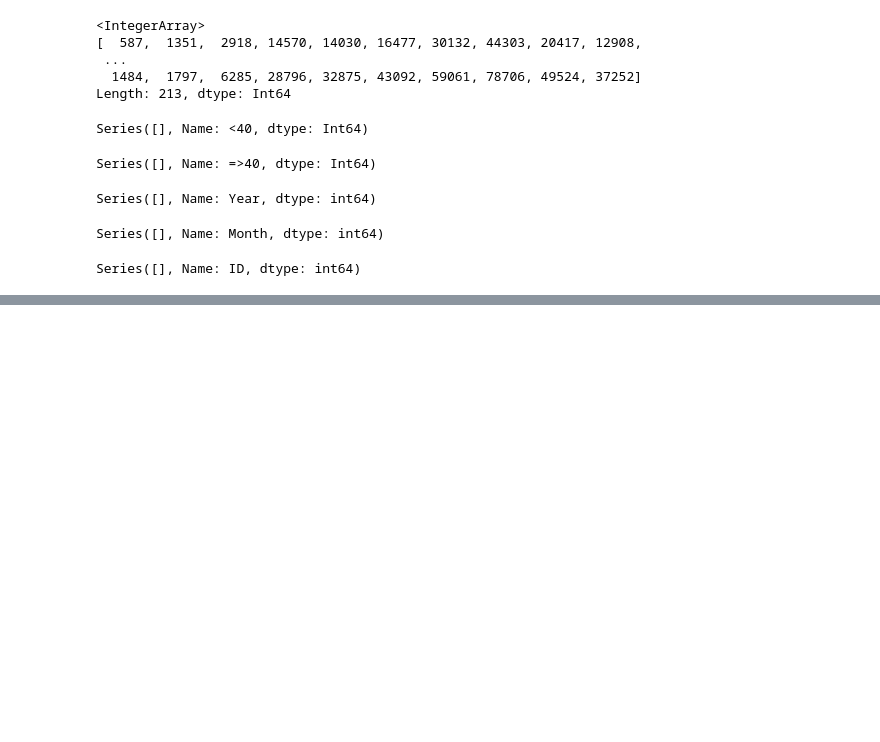
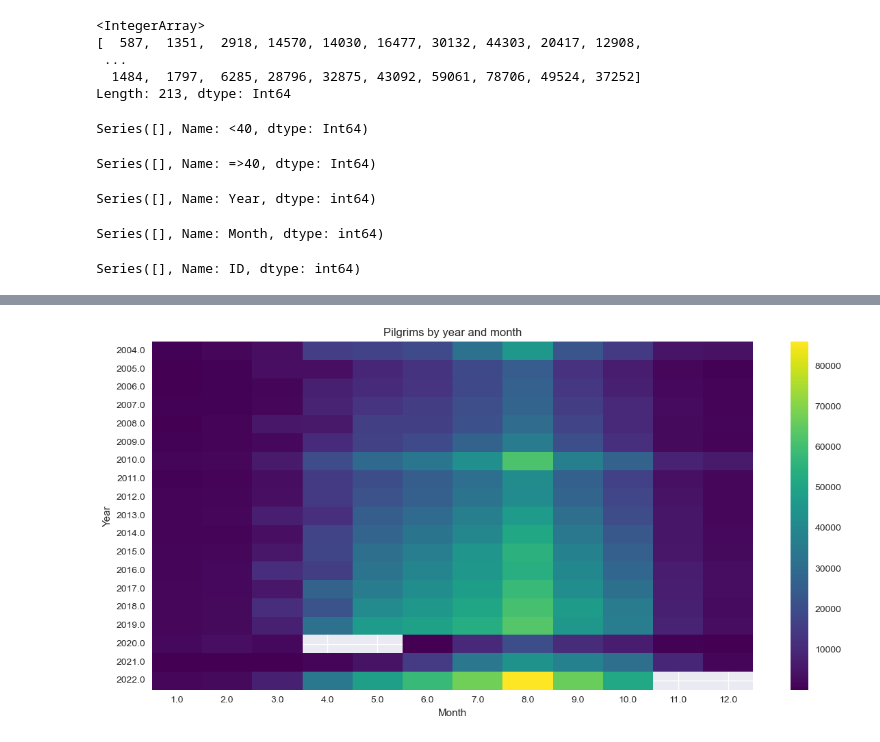
Before and after one commit to ArrimachNasser/Camino_Project, a Jupyter notebook: notebooks/camino_main.ipynb, the cells around one changed output, grey strips where cells are left out. Cells and saved outputs as stored; diff of their text form; code cells hidden in the pictures; blank space fills up the shorter version.

```diff
--- a/notebooks/camino_main.ipynb
+++ b/notebooks/camino_main.ipynb
@@ -662,0 +756,17 @@ Series([], Name: ID, dtype: int64)
+# %%
+year_month = df.pivot_table(
+    index="Year",
+    columns="Month",
+    values="Total",
+    aggfunc="sum"
+)
+
+plt.figure(figsize=(12,6))
+sns.heatmap(year_month, cmap="viridis")
+plt.title("Pilgrims by year and month")
+plt.ylabel("Year")
+plt.xlabel("Month")
+plt.tight_layout()
+plt.show()
+# %% [output]
+[figure, added]
```
Also changed, not shown: parts of 24 cells of this notebook, 13 other files.
